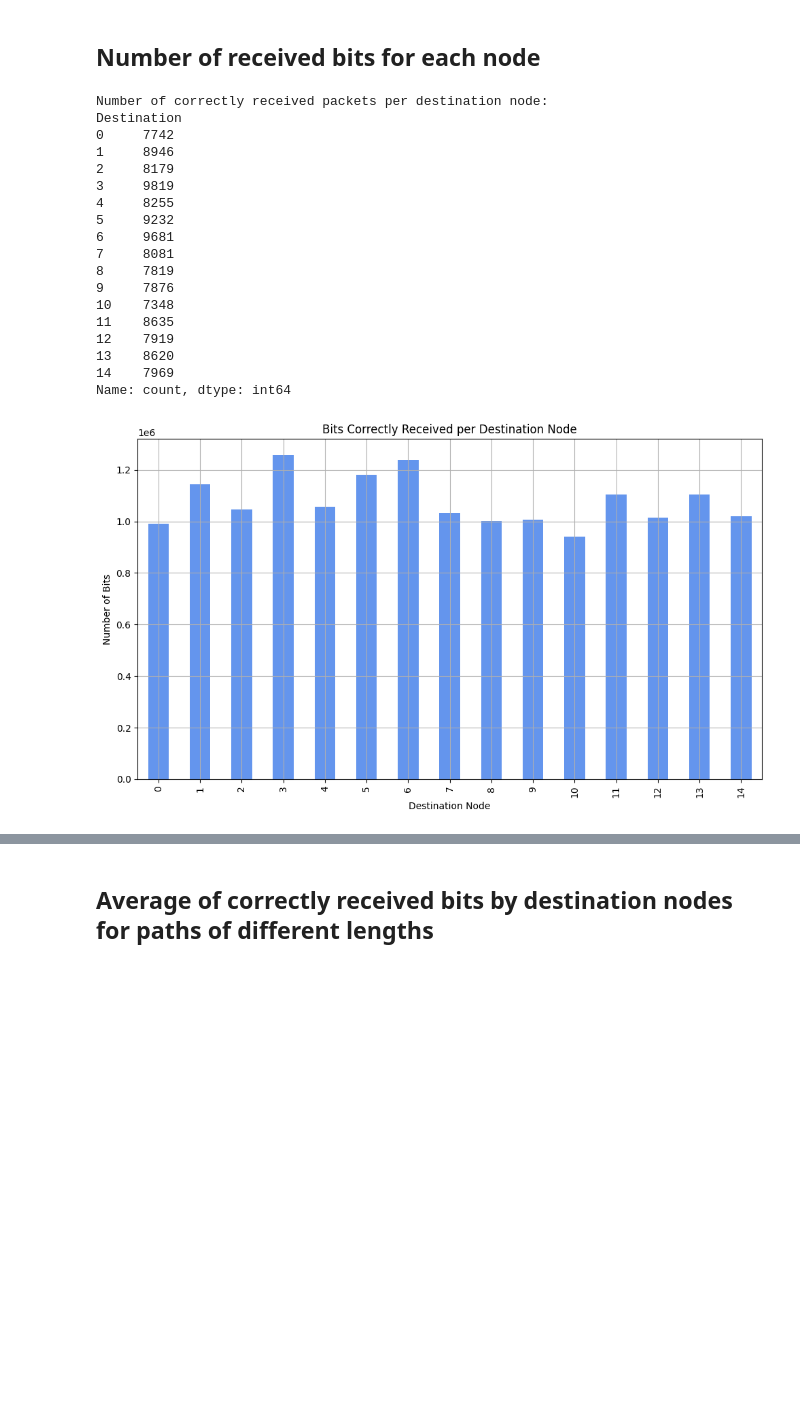
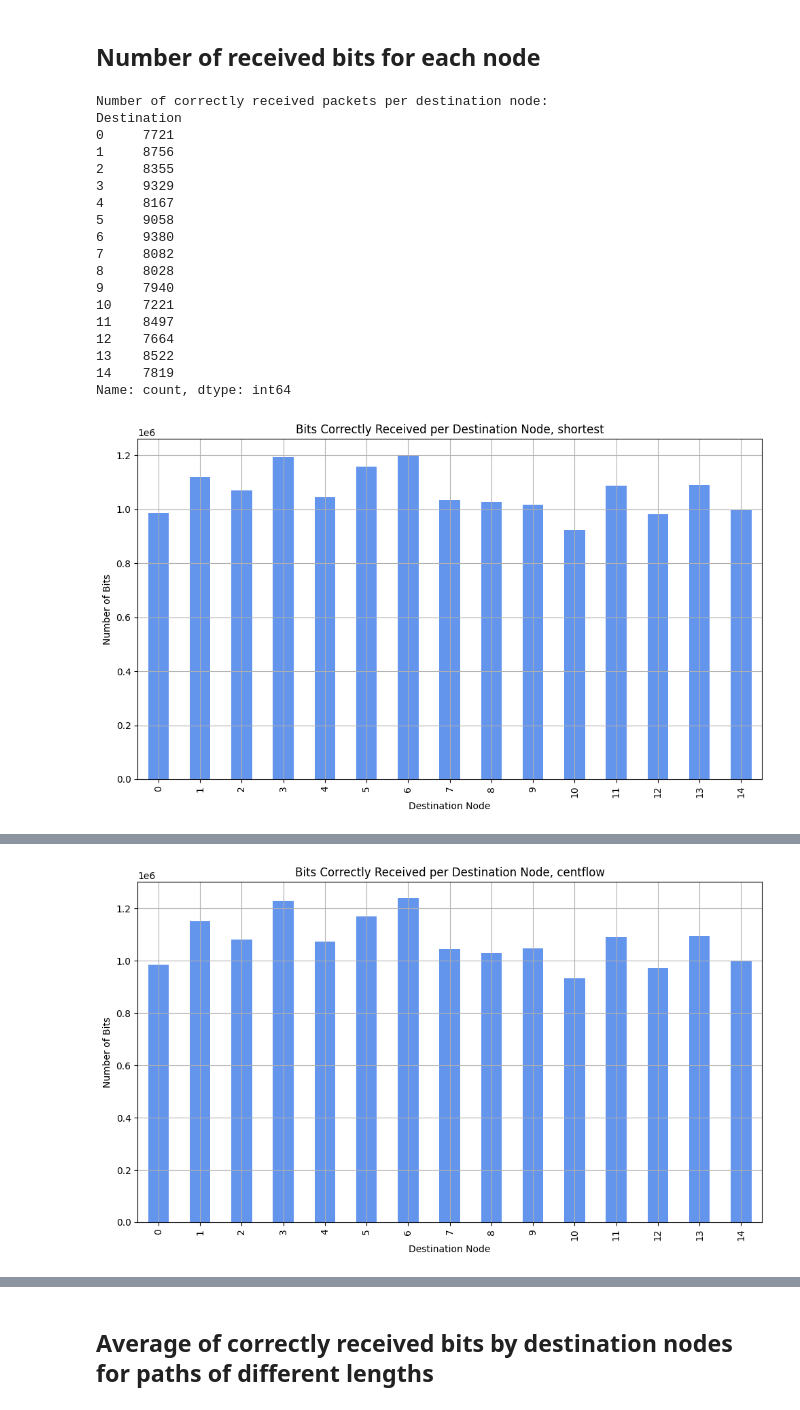
Before and after one commit to forcellatofrancesco/QKD_Simulator, a Jupyter notebook: plots.ipynb, the cells around one changed output, grey strips where cells are left out. Drawn from its saved outputs; the diff is of its cells as text; code cells hidden in the pictures; blank space fills up the shorter version.

```diff
--- a/plots.ipynb
+++ b/plots.ipynb
@@ -70,44 +85,50 @@ plt.show()
 # %% [markdown]
 ## Number of received bits for each node
 # %%
-df_packets = pd.read_csv(low_load_sim + "packet_result.csv")
-df_packets["Destination"] = df_packets["Destination"].str.extract(r"(\d+)", expand=False).astype(int)
+def num_received_bits(file, title):
+    df_packets = pd.read_csv(file)
+    df_packets["Destination"] = df_packets["Destination"].str.extract(r"(\d+)", expand=False).astype(int)
 
-# Filter only delivered packets
-delivered_packets = df_packets[df_packets["Delivered"] == True]
+    # Filter only delivered packets
+    delivered_packets = df_packets[df_packets["Delivered"] == True]
 
-# Count received packets per destination node
-received_counts = delivered_packets["Destination"].value_counts().sort_index()
-received_bits = received_counts * 128
+    # Count received packets per destination node
+    received_counts = delivered_packets["Destination"].value_counts().sort_index()
+    received_bits = received_counts * 128
 
-print("Number of correctly received packets per destination node:")
-print(received_counts)
+    print("Number of correctly received packets per destination node:")
+    print(received_counts)
 
-plt.figure(figsize=(10, 6))
-received_bits.plot(kind="bar", color="cornflowerblue")
-plt.title("Bits Correctly Received per Destination Node")
-plt.xlabel("Destination Node")
-plt.ylabel("Number of Bits")
-plt.grid(True)
-plt.tight_layout()
-plt.show()
+    plt.figure(figsize=(10, 6))
+    received_bits.plot(kind="bar", color="cornflowerblue")
+    plt.title(f"Bits Correctly Received per Destination Node, {title}")
+    plt.xlabel("Destination Node")
+    plt.ylabel("Number of Bits")
+    plt.grid(True)
+    plt.tight_layout()
+    plt.show()
+
+num_received_bits(f"{low_load_sim}packet_result.csv", "shortest")
+num_received_bits(f'{low_load_sim_centflow}packet_result.csv', "centflow")
+num_received_bits(f"{heavy_load_sim}packet_result.csv", "shortest heavy load")
+num_received_bits(f'{heavy_load_sim_centflow}packet_result.csv', "centflow heavy load")
 # %% [output]
 Number of correctly received packets per destination node:
 Destination
-0     7742
-1     8946
-2     8179
-3     9819
-4     8255
-5     9232
-6     9681
-7     8081
-8     7819
-9     7876
-10    7348
-11    8635
-12    7919
-13    8620
-14    7969
+0     7721
+1     8756
+2     8355
+3     9329
+4     8167
+5     9058
+6     9380
+7     8082
+8     8028
+9     7940
+10    7221
+11    8497
+12    7664
+13    8522
+14    7819
 Name: count, dtype: int64
-[figure, old version]
+[figure, new version]
@@ -113,0 +153 @@ Name: count, dtype: int64
+[figure, added]
```
Also changed, not shown: parts of 6 cells of this notebook.
